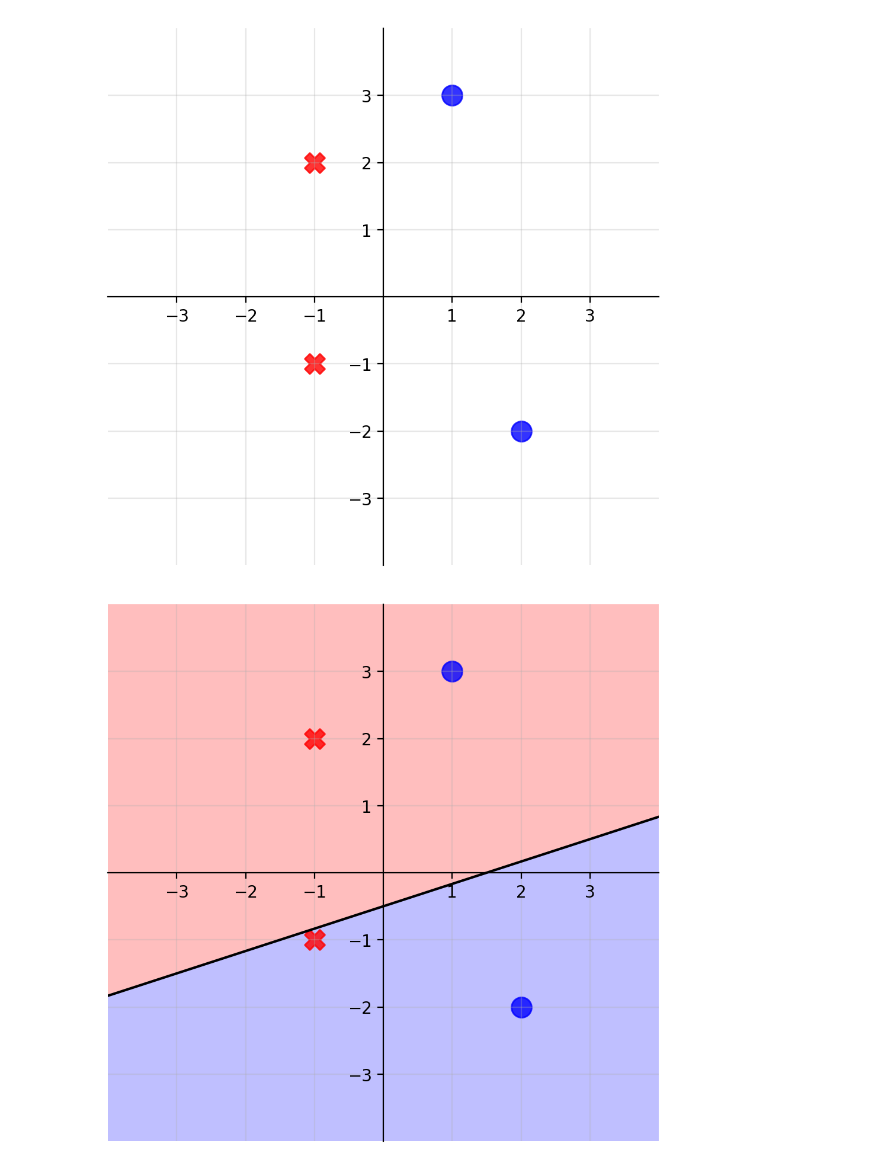
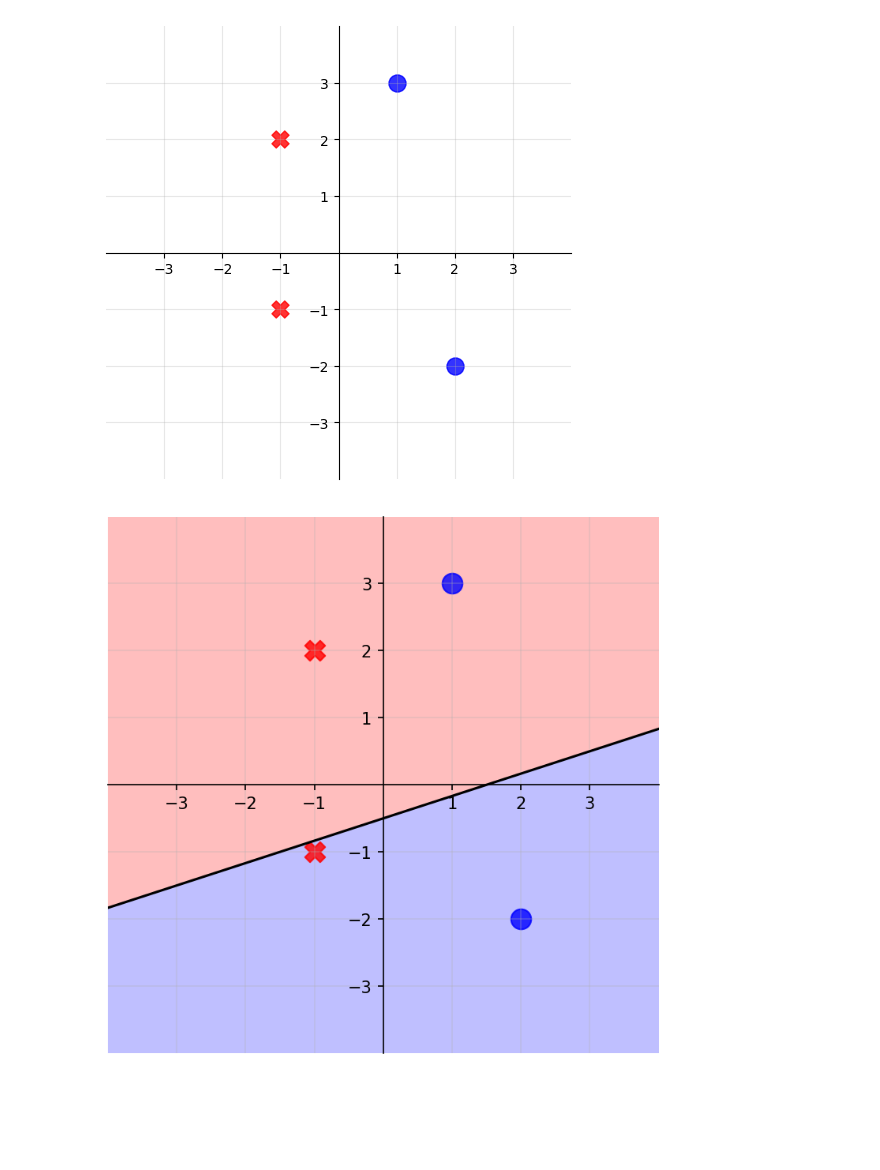
Before and after one commit to panghanwu/matplotlib_demo, a Jupyter notebook: my_template/004_linear_separability.ipynb, the cells around one changed output. Saved outputs shown, nothing was run; the diff lists cells and outputs as text; code cells hidden in the pictures; blank space fills up the shorter version.

```diff
--- a/my_template/004_linear_separability.ipynb
+++ b/my_template/004_linear_separability.ipynb
@@ -12,9 +12,9 @@ gt = [1, 1, -1, -1]
 
 
 
-def plot_data(data, gt, w=None):
+def plot_data(data, gt, w=None, dpi=100):
     # set figure
-    plt.figure(figsize=(6,6), dpi=200)
+    plt.figure(figsize=(6,6), dpi=dpi)
     plt.xlim((-4,4))
     plt.ylim((-4,4))
     plt.grid(alpha=0.3)
@@ -25,39 +25,36 @@ def plot_data(data, gt, w=None):
     ax.yaxis.set_ticks_position('left')
     ax.spines['left'].set_position(('data',0))
     ax.xaxis.set_ticks_position('bottom')
     ax.spines['bottom'].set_position(('data',0))
     ax.set_xticks([-3,-2,-1,1,2,3])
     ax.set_yticks([-3,-2,-1,1,2,3])
 
     if w != None:
         # plot contour
         x = np.linspace(-4, 4, 9)
         y = np.linspace(-4, 4, 9)
         x, y = np.meshgrid(x, y)
         z = w[0] + w[1]*x + w[2]*y
         plt.contourf(x, y, z, 0, alpha=.5, cmap='bwr')
         # plot line
         x = np.linspace(-6, 6, 13)
         y = -(w[0] + w[1]*x)/w[2]
         plt.plot(x, y, c='k')
 
     # satter fonts
     color = {1:'blue', -1:'red'}
     mark = {1:'o', -1:'X'}
     # plot scatters
     for s, f in zip(data, gt):
         plt.scatter(s[0], s[1], s=150, c=color[f], marker=mark[f], alpha=.8)
     plt.show()
 
 
 plot_data(data, gt)
 # %% [output]
-[figure, old version]
+[figure, new version]
 # %%
-"""
-Define line and contour fuction
-"""
 w = (1.5, -1, 3)
-plot_data(data, gt, w)
+plot_data(data, gt, w, dpi=150)
 # %% [output]
-[figure, old version]
+[figure, new version]
```
